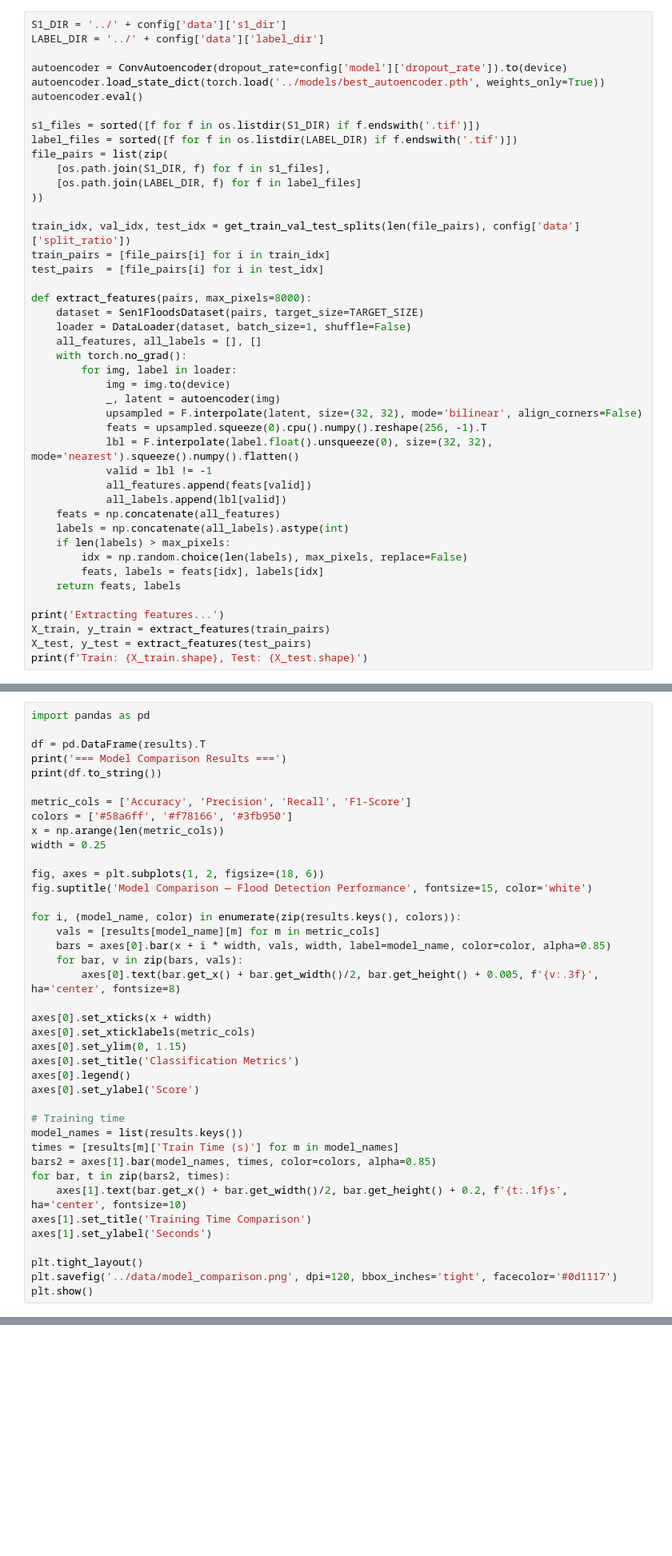
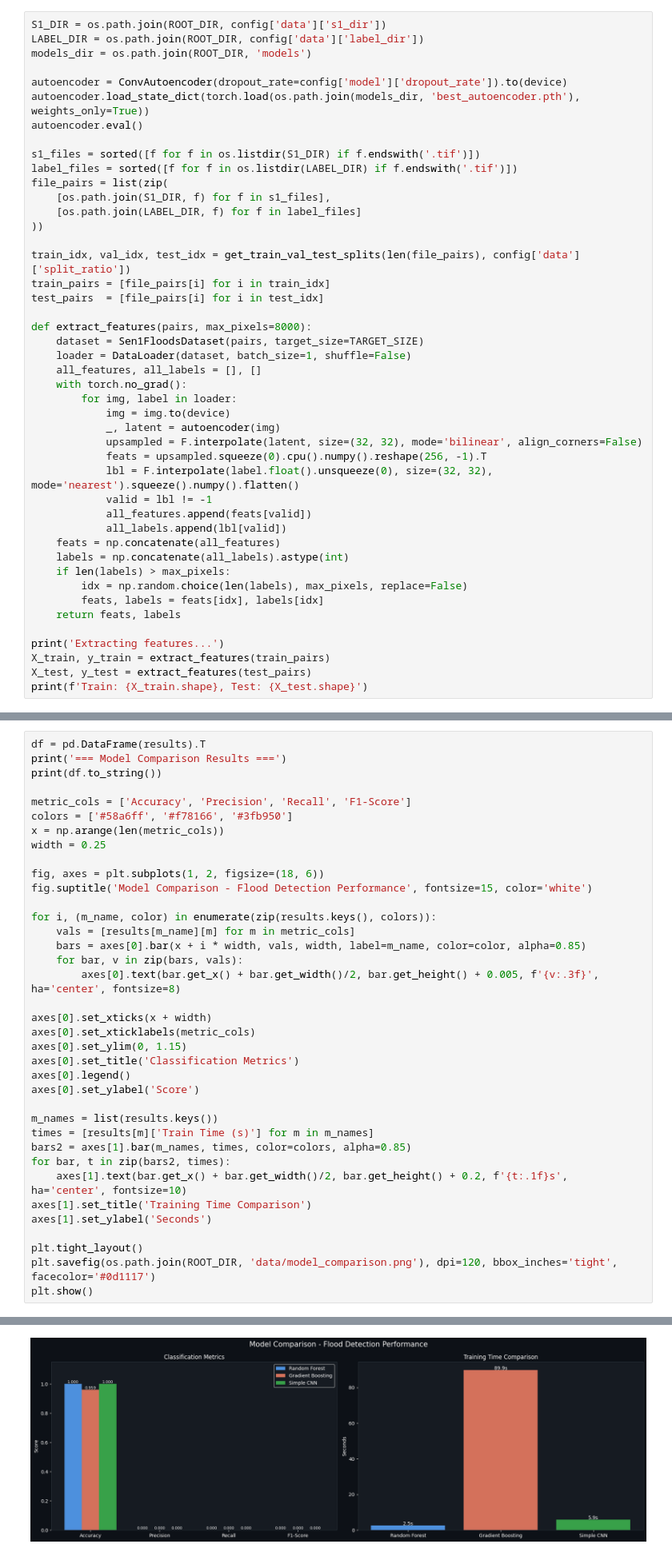
Before and after one commit to Impana2305/Sar-Spatiotemporal-Analysis, a Jupyter notebook: notebooks/06_Model_comparision.ipynb, the cells around one changed output, grey strips where cells are left out. Shown at 80% size. Cells and saved outputs as stored; diff of their text form; blank space fills up the shorter version.

```diff
--- a/notebooks/06_Model_comparision.ipynb
+++ b/notebooks/06_Model_comparision.ipynb
@@ -56,11 +57,12 @@ print(f'Device: {device}')
 # %% [markdown]
 ## Step 2: Extract Features for ML Models
 # %%
-S1_DIR = '../' + config['data']['s1_dir']
-LABEL_DIR = '../' + config['data']['label_dir']
+S1_DIR = os.path.join(ROOT_DIR, config['data']['s1_dir'])
+LABEL_DIR = os.path.join(ROOT_DIR, config['data']['label_dir'])
+models_dir = os.path.join(ROOT_DIR, 'models')
 
 autoencoder = ConvAutoencoder(dropout_rate=config['model']['dropout_rate']).to(device)
-autoencoder.load_state_dict(torch.load('../models/best_autoencoder.pth', weights_only=True))
+autoencoder.load_state_dict(torch.load(os.path.join(models_dir, 'best_autoencoder.pth'), weights_only=True))
 autoencoder.eval()
 
 s1_files = sorted([f for f in os.listdir(S1_DIR) if f.endswith('.tif')])
@@ -187,8 +199,6 @@ print(f'CNN done in {cnn_time:.1f}s  F1={results["Simple CNN"]["F1-Score"]:.4f}'
 # %% [markdown]
 ## Step 4: Comparison Visualization
 # %%
-import pandas as pd
-
 df = pd.DataFrame(results).T
 print('=== Model Comparison Results ===')
 print(df.to_string())
@@ -199,11 +209,11 @@ x = np.arange(len(metric_cols))
 width = 0.25
 
 fig, axes = plt.subplots(1, 2, figsize=(18, 6))
-fig.suptitle('Model Comparison — Flood Detection Performance', fontsize=15, color='white')
+fig.suptitle('Model Comparison - Flood Detection Performance', fontsize=15, color='white')
 
-for i, (model_name, color) in enumerate(zip(results.keys(), colors)):
-    vals = [results[model_name][m] for m in metric_cols]
-    bars = axes[0].bar(x + i * width, vals, width, label=model_name, color=color, alpha=0.85)
+for i, (m_name, color) in enumerate(zip(results.keys(), colors)):
+    vals = [results[m_name][m] for m in metric_cols]
+    bars = axes[0].bar(x + i * width, vals, width, label=m_name, color=color, alpha=0.85)
     for bar, v in zip(bars, vals):
         axes[0].text(bar.get_x() + bar.get_width()/2, bar.get_height() + 0.005, f'{v:.3f}', ha='center', fontsize=8)
 
@@ -214,15 +224,15 @@ axes[0].set_title('Classification Metrics')
 axes[0].legend()
 axes[0].set_ylabel('Score')
 
-# Training time
-model_names = list(results.keys())
-times = [results[m]['Train Time (s)'] for m in model_names]
-bars2 = axes[1].bar(model_names, times, color=colors, alpha=0.85)
+m_names = list(results.keys())
+times = [results[m]['Train Time (s)'] for m in m_names]
+bars2 = axes[1].bar(m_names, times, color=colors, alpha=0.85)
 for bar, t in zip(bars2, times):
     axes[1].text(bar.get_x() + bar.get_width()/2, bar.get_height() + 0.2, f'{t:.1f}s', ha='center', fontsize=10)
 axes[1].set_title('Training Time Comparison')
 axes[1].set_ylabel('Seconds')
 
 plt.tight_layout()
-plt.savefig('../data/model_comparison.png', dpi=120, bbox_inches='tight', facecolor='#0d1117')
+plt.savefig(os.path.join(ROOT_DIR, 'data/model_comparison.png'), dpi=120, bbox_inches='tight', facecolor='#0d1117')
 plt.show()
+# %% [output]
@@ -228,0 +244 @@ plt.show()
+[figure, added]
```
Also changed, not shown: parts of 5 cells of this notebook, 23 other files.
